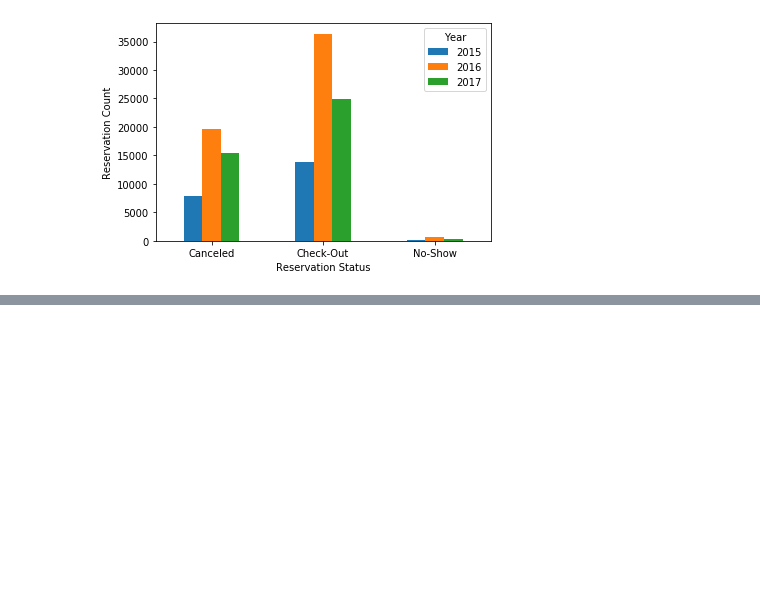
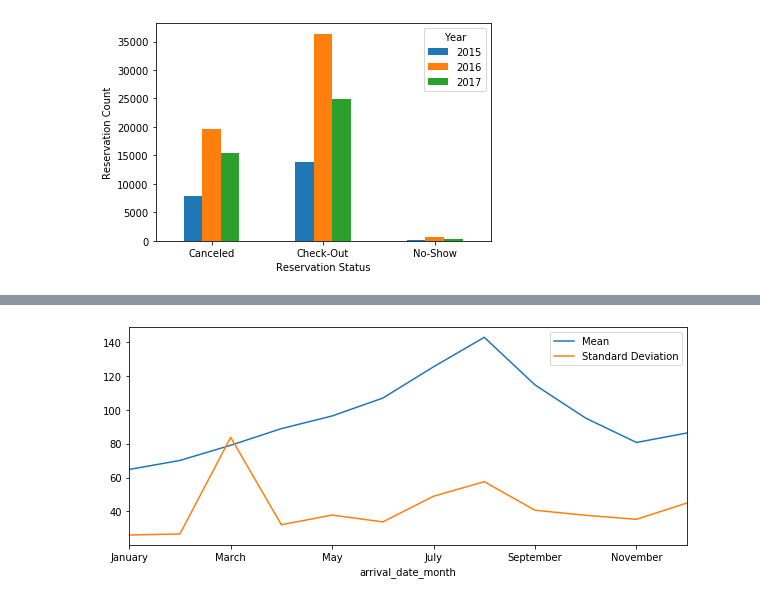
Before and after one commit to chrisrutherford/personalprojects, a Jupyter notebook: hotel/hotels.ipynb, the cells around one changed output, grey strips where cells are left out. Cells and saved outputs as stored; diff of their text form; code cells hidden in the pictures; blank space fills up the shorter version.

```diff
--- a/hotel/hotels.ipynb
+++ b/hotel/hotels.ipynb
@@ -134,0 +166,2 @@ plt.show()
+# %%
+hotel_2016=hotel_data[hotel_data.arrival_date_year==2016]
@@ -134,0 +299,8 @@ plt.show()
+# %%
+plt.figure(figsize=(10,4))
+hotel_2016.groupby("arrival_date_month").adr.mean().plot()
+hotel_2016.groupby("arrival_date_month").adr.std().plot()
+plt.legend(["Mean","Standard Deviation"])
+plt.show()
+# %% [output]
+[figure, added]
```
Also changed, not shown: parts of 23 cells of this notebook.
